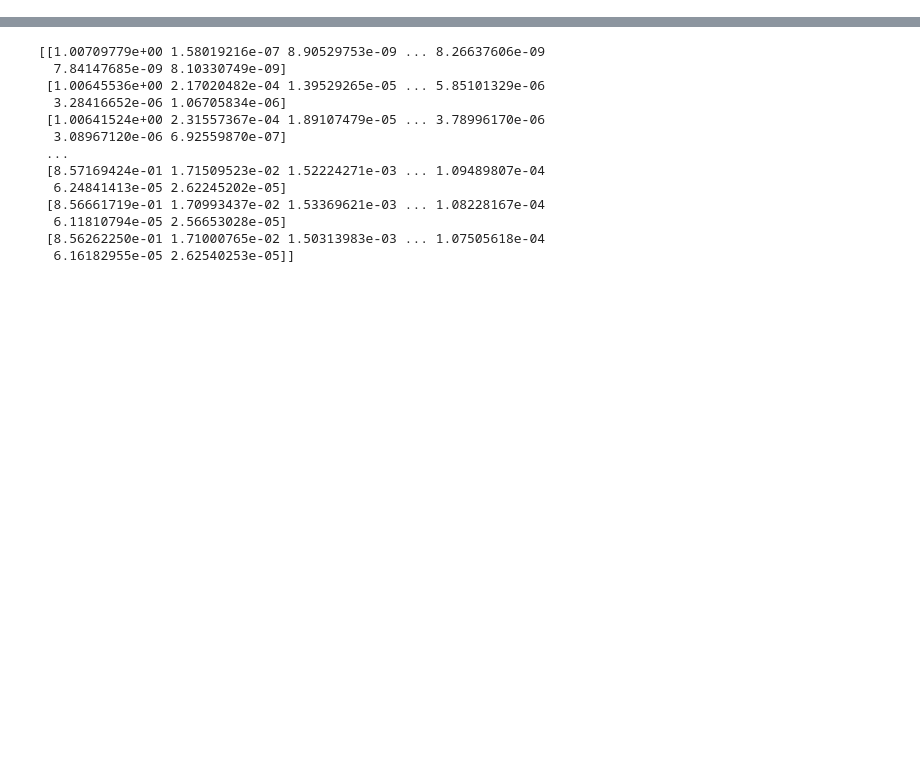
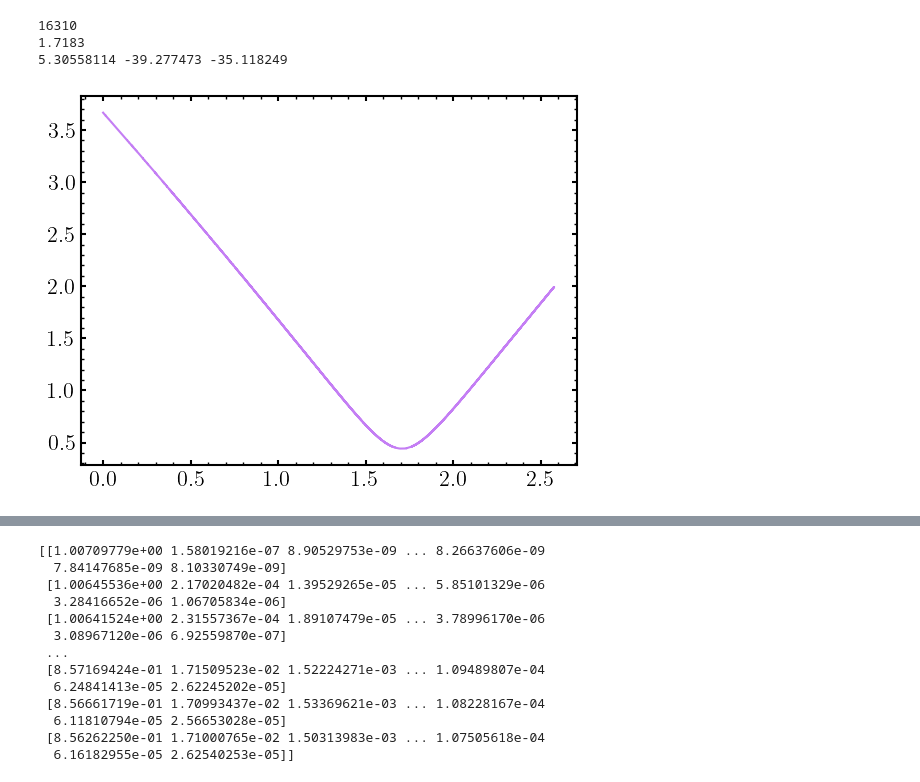
Before and after one commit to sophialilleengen/extreme-mwlmc, a Jupyter notebook: analysis/mssa-reconstruction.ipynb, the cells around one changed output, grey strips where cells are left out. Cells and saved outputs as stored; diff of their text form; code cells hidden in the pictures; blank space fills up the shorter version.

```diff
--- a/analysis/mssa-reconstruction.ipynb
+++ b/analysis/mssa-reconstruction.ipynb
@@ -217,0 +387,19 @@ lmcdcenter = read_orient(f'{datadir}lmcdisc.orient.{runtag}')
+# %%
+plt.plot(lmcdcenter['t'],lmcdcenter['r'],label='MW Halo')
+print(np.argmin(lmcdcenter['r']-mwdcenter['r']))
+print(lmcdcenter['t'][np.argmin(lmcdcenter['r']-mwdcenter['r'])])
+itref = np.argmin(lmcdcenter['r']-mwdcenter['r'])
+# itref = np.where(lmcdcenter['t']>=1.7)[0][0]
+tref = lmcdcenter['t'][np.argmin(lmcdcenter['r']-mwdcenter['r'])]
+print((lmcdcenter['x'][itref]-mwdcenter['x'][itref])*virialradius,
+      (lmcdcenter['y'][itref]-mwdcenter['y'][itref])*virialradius,
+      (lmcdcenter['z'][itref]-mwdcenter['z'][itref])*virialradius)
+
+# print((lmcdcenter['x'][16300:16350]-mwdcenter['x'][16300:16350])*virialradius,
+#       (lmcdcenter['y'][16300:16350]-mwdcenter['y'][16300:16350])*virialradius,
+#       (lmcdcenter['z'][16300:16350]-mwdcenter['z'][16300:16350])*virialradius)
+# %% [output]
+16310
+1.7183
+5.30558114 -39.277473 -35.118249
+[figure, added]
```
Also changed, not shown: parts of 62 cells of this notebook.
